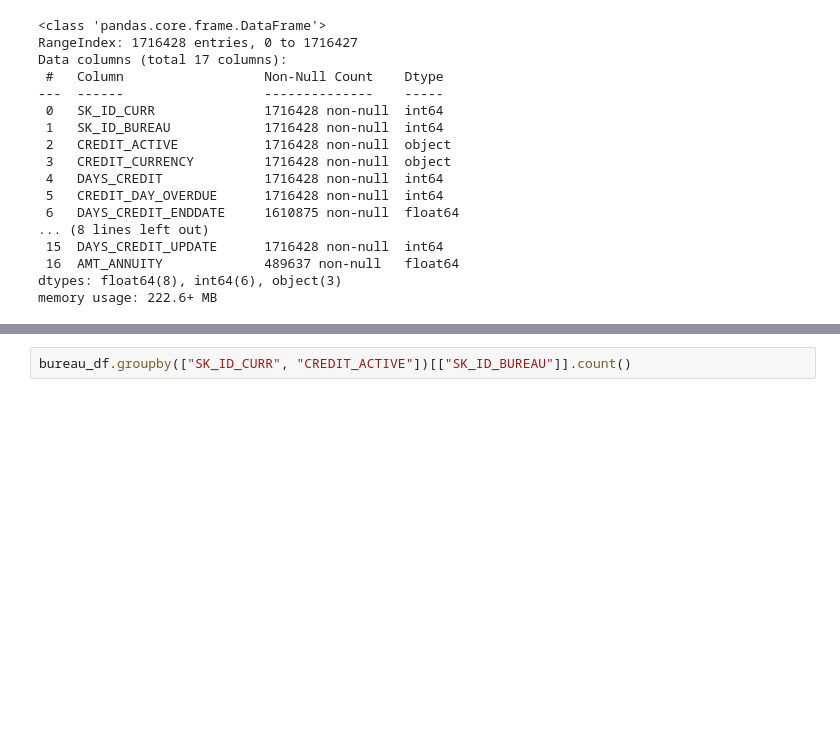
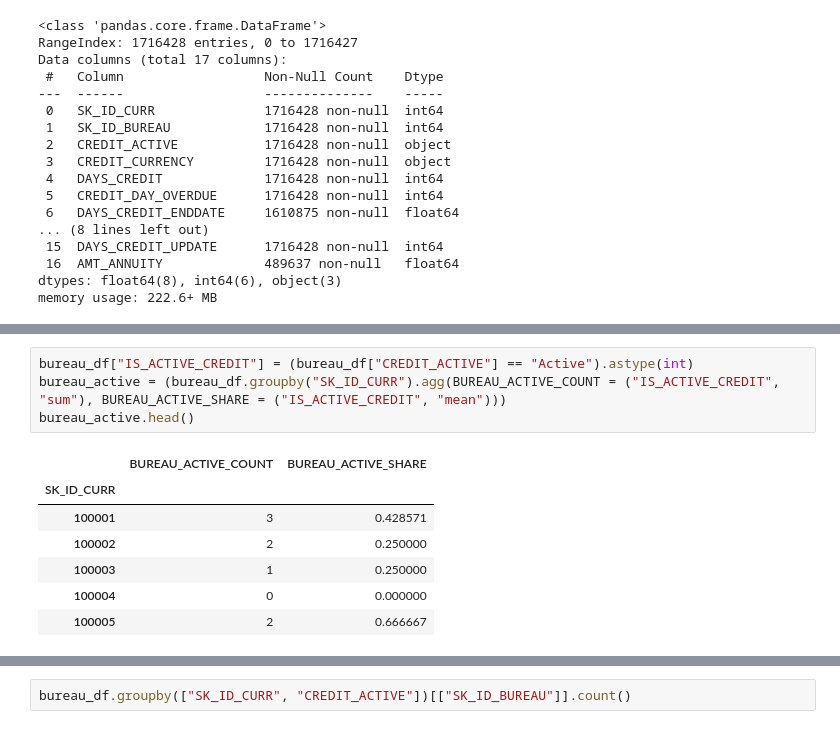
Before and after one commit to USL99/home-credit-default-risk, a Jupyter notebook: notebooks/03_feature_engineering.ipynb, the cells around one changed output, grey strips where cells are left out. Cells and saved outputs as stored; diff of their text form; blank space fills up the shorter version.

```diff
--- a/notebooks/03_feature_engineering.ipynb
+++ b/notebooks/03_feature_engineering.ipynb
@@ -47,0 +87,12 @@ memory usage: 222.6+ MB
+# %%
+bureau_df["IS_ACTIVE_CREDIT"] = (bureau_df["CREDIT_ACTIVE"] == "Active").astype(int)
+bureau_active = (bureau_df.groupby("SK_ID_CURR").agg(BUREAU_ACTIVE_COUNT = ("IS_ACTIVE_CREDIT", "sum"), BUREAU_ACTIVE_SHARE = ("IS_ACTIVE_CREDIT", "mean")))
+bureau_active.head()
+# %% [output]
+|  | BUREAU_ACTIVE_COUNT | BUREAU_ACTIVE_SHARE |
+| SK_ID_CURR |  |  |
+| 100001 | 3 | 0.428571 |
+| 100002 | 2 | 0.250000 |
+| 100003 | 1 | 0.250000 |
+| 100004 | 0 | 0.000000 |
+| 100005 | 2 | 0.666667 |
```
Also changed, not shown: parts of 6 cells of this notebook.
